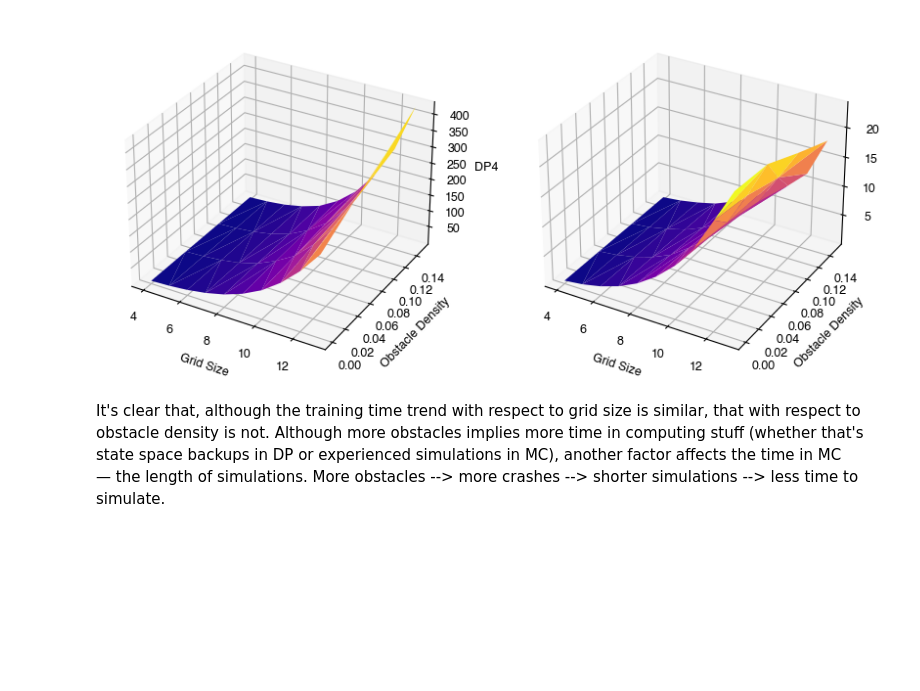
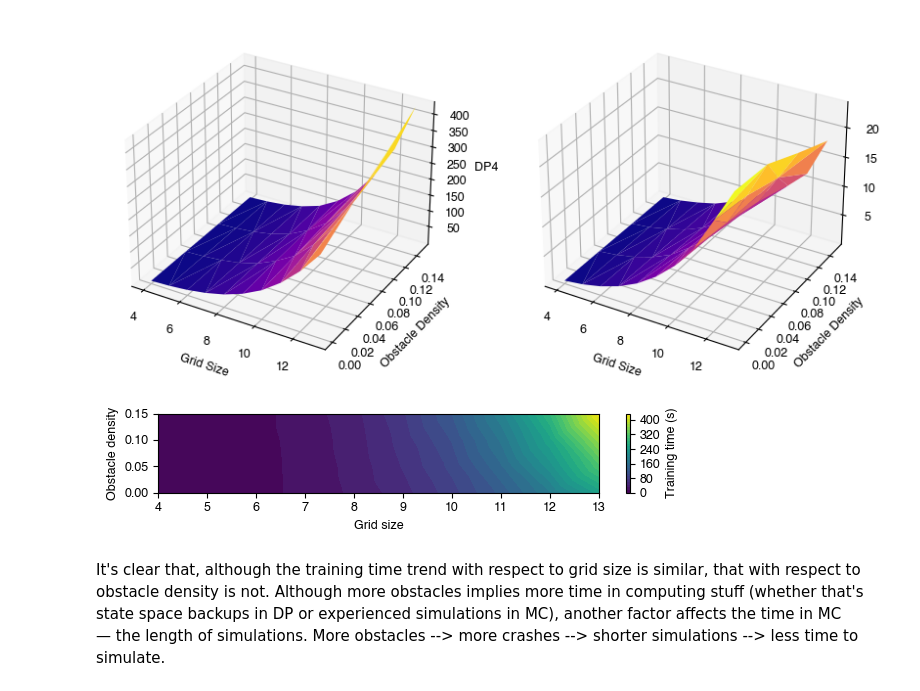
Before and after one commit to berkpereira/gridworld-numpy, a Jupyter notebook: eda_4d.ipynb, the cells around one changed output. Drawn from its saved outputs; the diff is of its cells as text; code cells hidden in the pictures; blank space fills up the shorter version.

```diff
--- a/eda_4d.ipynb
+++ b/eda_4d.ipynb
@@ -106,6 +106,52 @@ ax2.set_zlabel('MC4 Train Time (seconds)')
 plt.show()
 # %% [output]
 [figure]
+# %%
+import matplotlib.pyplot as plt
+import matplotlib.tri as tri
+from matplotlib.ticker import MaxNLocator
+
+fig = plt.figure(figsize=(fsp.text_width, 1.5))
+
+method = 'dp'
+
+ax = fig.add_subplot()
+# Get the x, y, z values
+x, y, z_train_mc = df_train['grid_size'], df_train['obstacle_density'], df_train['MC4']
+z_train_dp = df_train['DP4']
+
+# Create a triangulation of the irregular grid
+triang = tri.Triangulation(x, y)
+
+# Plot the contour
+if method == 'mc':
+    #levels = np.linspace(0, 1, 17)
+    cs = ax.tricontourf(triang, z_train_mc, levels = 40, cmap='plasma')
+    cbar = plt.colorbar(cs, ax=ax)
+    cbar.locator = MaxNLocator(7)
+elif method == 'dp':
+    #levels = np.linspace(0, 0.5, 11)
+    cs = ax.tricontourf(triang, z_train_dp, levels = 40, cmap='viridis')
+    cbar = plt.colorbar(cs, ax=ax)
+    cbar.locator = MaxNLocator(6)
+
+# Add a colorbar to show the scale of the values in the contours
+#cbar = plt.colorbar(cs, ax=ax)
+
+# Set labels for the axes
+ax.set_xlabel('Grid size')
+ax.set_ylabel('Obstacle density')
+cbar.ax.set_ylabel('Training time (s)')
+ax.set_yticks(np.arange(0, 0.16, 0.05))
+plt.grid(False)
+
+save = False
+plt.tight_layout()
+if save:
+    plt.savefig(f'{fsp.fig_path}/4d-{method}-train-times-wind-0.9.pdf')
+plt.show()
+# %% [output]
+[figure, added]
 # %% [markdown]
 It's clear that, although the training time trend with respect to grid size is similar, that with respect to obstacle density is not.
 Although more obstacles implies more time in computing stuff (whether that's state space backups in DP or experienced simulations in MC), another factor affects the time in MC — the length of simulations. More obstacles --> more crashes --> shorter simulations --> less time to simulate.
```
Also changed, not shown: parts of 2 cells of this notebook, 3 other files.
